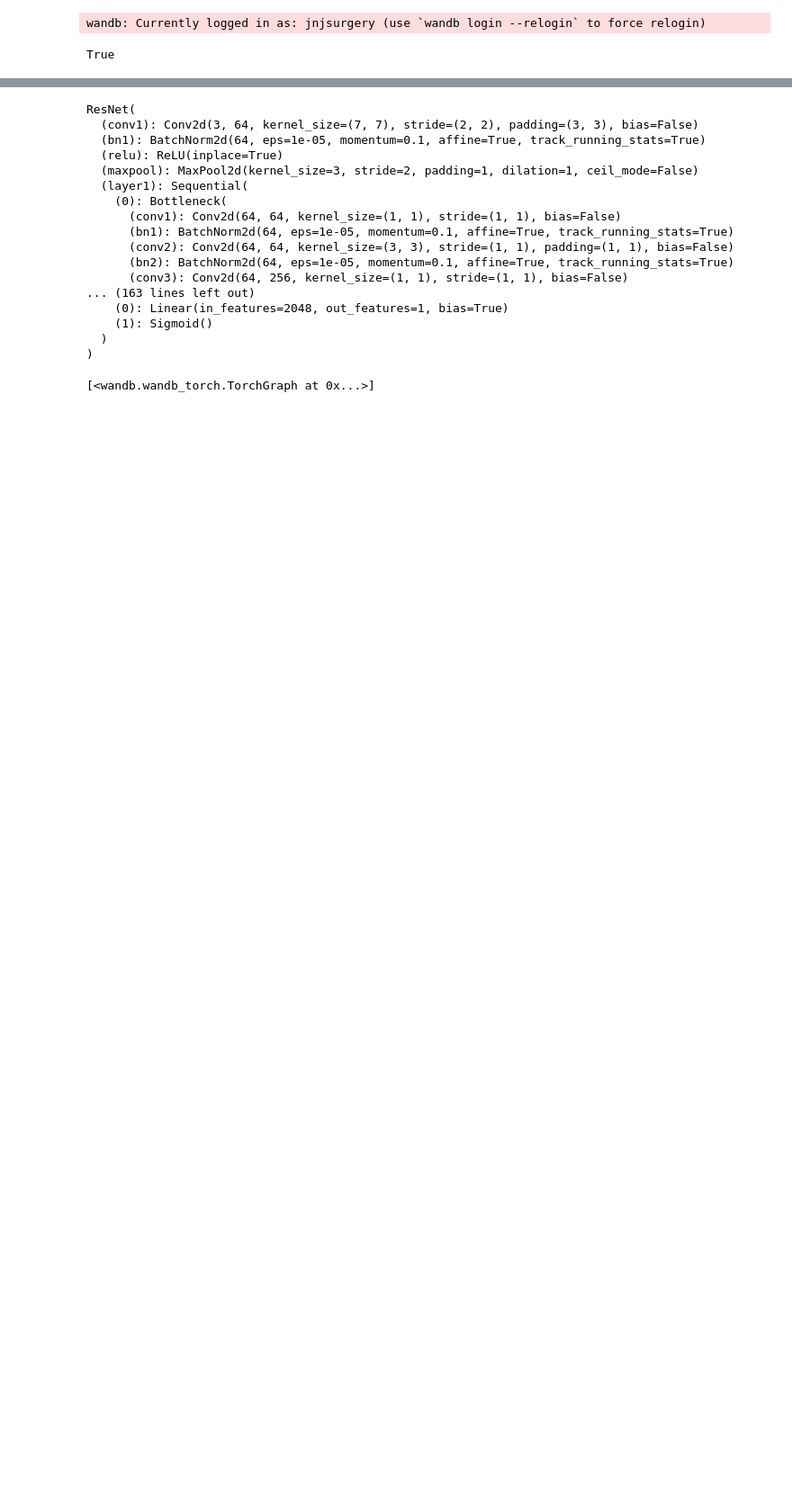
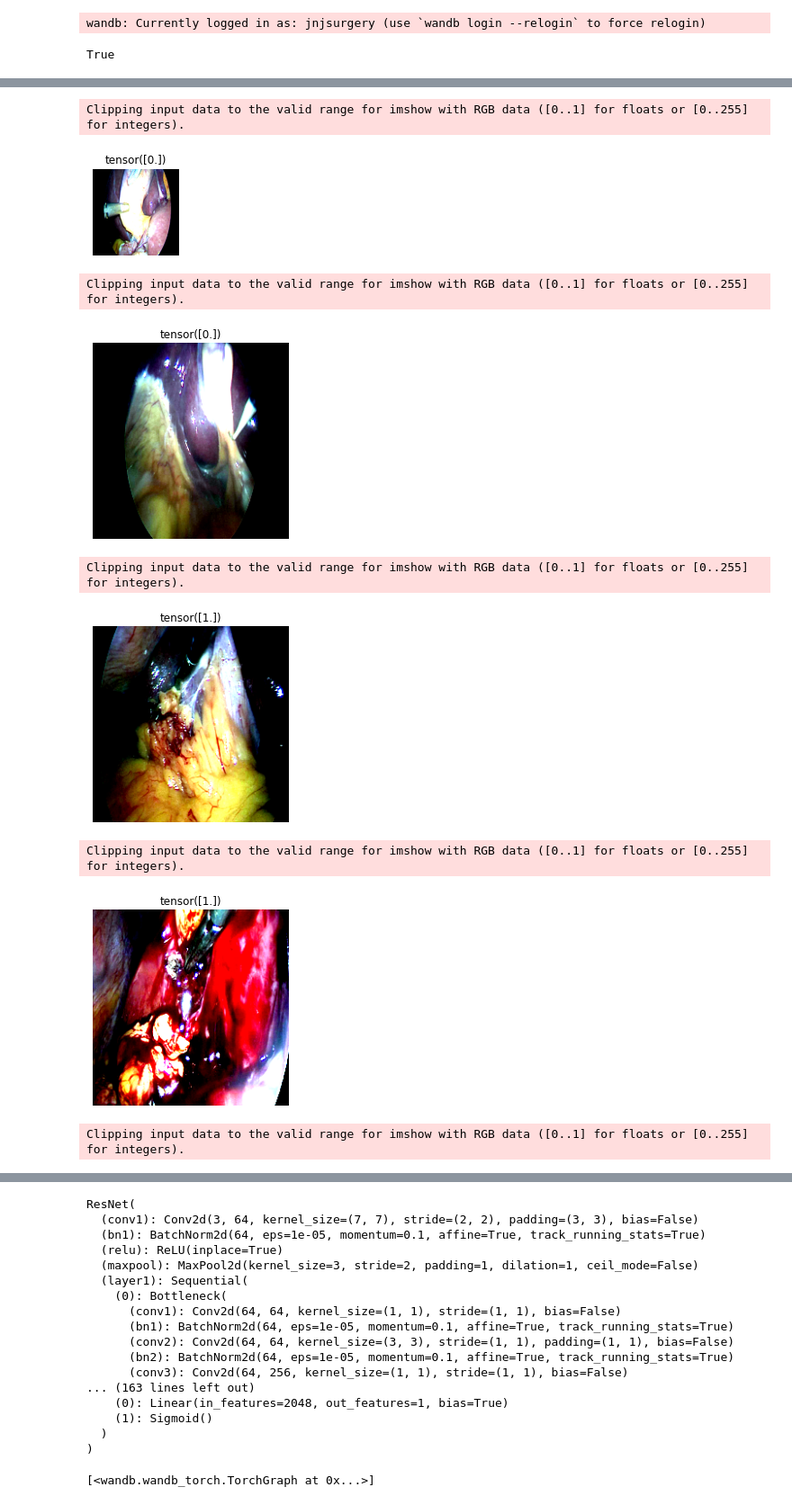
Before and after one commit to rubyegging/hello-world, a Jupyter notebook: classify_gallbladder.ipynb, the cells around one changed output, grey strips where cells are left out. Shown at 90% size. Drawn from its saved outputs; the diff is of its cells as text; code cells hidden in the pictures; blank space fills up the shorter version.

```diff
--- a/classify_gallbladder.ipynb
+++ b/classify_gallbladder.ipynb
@@ -108,18 +90,18 @@ class_labels = [1,2]
 tform = Compose([LoadPILImage(fields=['frame_path']),ResizePILImage(fields=['frame_path'], width=256, height=256),
                  CenterCropTorchvision(fields=['frame_path'], width=224, height=224),
                  TorchvisionTformWrapper(fields=['frame_path'], transform=ToTensor()),
-                 TorchvisionTformWrapper(fields=['frame_path'], transform=transforms.Normalize(mean=[0.485, 0.456, 0.406], std=[0.229, 0.224, 0.225])),
-                 LabelToInt(fields=['label'], labels=class_labels), LabelToTensor(fields=['label']) ,
+                 LabelToInt(fields=['label'], labels=class_labels), LabelToTensor(fields=['label']),
+                 TorchvisionTformWrapper(fields=['frame_path'],transform=transforms.Normalize(mean=[0.355,0.258,0.238], std=[0.250, 0.192, 0.175])),
                  DicttoImageandLabel(image=['frame_path'], label=['label']) ])
-                 #])  #DicttoImageandLabel(image=['frame_path'], label=['label']
+                 #])  DicttoImageandLabel(image=['frame_path'], label=['label']) ])
 
 # Load lapchol dataset
 print('The train set:')
-lapchol_train = LapcholDataset(root_dir='/workspace/Lapchol_dataset', incl_videos=[88,89,92,94,95,97,98,102,103,105,106,107,109,110,111,113,115,118,119,120,125,127,139,144,150,152,156,160,172,180,189,205,214,215,220,224,226,227,228], sample_rate=1,transform=tform) #70% #
+lapchol_train = LapcholDataset(root_dir='/workspace/Lapchol_dataset', incl_videos=[88,89,92,94,95,97,98,102,103,105,106,107,109,110,111,113,115,118,119,120,125,127,139,144,150,152,156,160,172,180,189,205,214,215,220,224,226,227,228,336,348,351], sample_rate=1,transform=tform) #70% #
 print('Number of samples in train set:' + str(lapchol_train.__len__()))
 
 print('The validation set:')
-lapchol_val = LapcholDataset(root_dir='/workspace/Lapchol_dataset', incl_videos=[242,251,286,289,292,301,302,304,309,310,315,316,358,360,367,373,407,428,444], sample_rate=1, transform=tform) #20% )#
+lapchol_val = LapcholDataset(root_dir='/workspace/Lapchol_dataset', incl_videos=[242,251,286,289,292,301,302,304,309,310,315,316,358,360,367,373,407,428,444,354,355,357], sample_rate=1,transform=tform) #20% )#
 #lapchol_test = LapcholDataset(root_dir='D:/Ruby/Lapchol_dataset', incl_videos=[88,95], sample_rate=1) #10%
 print('Number of samples in validation set:' + str(lapchol_val.__len__()))
 
@@ -144,22 +126,65 @@ Number of samples in validation set:2943
 # %%
 # Print the first sample, as an example (only possible without transform in Dataset)
-#sample = lapchol_train.getdict()
+#sample = lapchol_train.__getitem__(20)
 #print(sample)
-#print(sample[0].shape)
-
-#print(sample.__len__())
 
 #print(sample)
-#for i in range(0,sample.__len__()):
-#    label = lapchol_train
-    #print(label.__getitem__(i)[1])
+
+# without the transforms applied on the dict: read image from path
+#pil_img = Image.open(sample['frame_path']).convert('RGB')
+#imshow(np.asarray(pil_img))
+
+#with the transforms applied on the dict: show image
+#img, label = lapchol_train.__getitem__(200)
+#img = img.numpy().transpose((1, 2, 0))
+#imshow(img)
+#print(img.shape)
+
+# with the transforms applied on the dict: show multiple images
+import matplotlib.pyplot as plt
+figure = plt.figure(figsize=(6, 6))
+cols, rows = 3, 3
+for i in range(1, cols * rows + 1):
+    length = lapchol_train.__len__()
+    sample_idx = torch.randint(length, size=(1,)).item()
+    img, label = lapchol_train.__getitem__(sample_idx)
+    img = img.numpy().transpose((1, 2, 0))
+    figure.add_subplot(rows, cols, i)
+    plt.title(label)
+    plt.axis("off")
+    plt.imshow(img)
+    plt.show()
 
 
 
+## Iterate through the Dataloader
+# Display image and label.
+train_features, train_labels = next(iter(dataloader_train))
+print(f"Feature batch shape: {train_features.size()}")
+print(f"Labels batch shape: {train_labels.size()}")
+print(f"One Batch Labels: {train_labels}")
 
-#for sample in samples:
-#    label = samples[sample]['label']
-#    print(label)
+#print(train_features)
+#print(train_labels)
 
-#pil_img = Image.open(sample['frame_path']).convert('RGB')
-#imshow(np.asarray(pil_img))
+#train_labels = train_labels.unsqueeze(1)
+#print(f"Labels batch shape: {train_labels.size()}")
+#img = train_features[0].squeeze()
+#label = train_labels[0]
+#img = img.numpy().transpose((1, 2, 0))
+#plt.imshow(img)
+#plt.show()
+#print(f"Label: {label}")
+
+
+#print(lapchol_train.getdict())
+# %% [output]
+Clipping input data to the valid range for imshow with RGB data ([0..1] for floats or [0..255] for integers).
+[figure, added]
+Clipping input data to the valid range for imshow with RGB data ([0..1] for floats or [0..255] for integers).
+[figure, added]
+Clipping input data to the valid range for imshow with RGB data ([0..1] for floats or [0..255] for integers).
+[figure, added]
+Clipping input data to the valid range for imshow with RGB data ([0..1] for floats or [0..255] for integers).
+[figure, added]
+Clipping input data to the valid range for imshow with RGB data ([0..1] for floats or [0..255] for integers).
```
Also changed, not shown: parts of 11 cells of this notebook, 2 other files.
